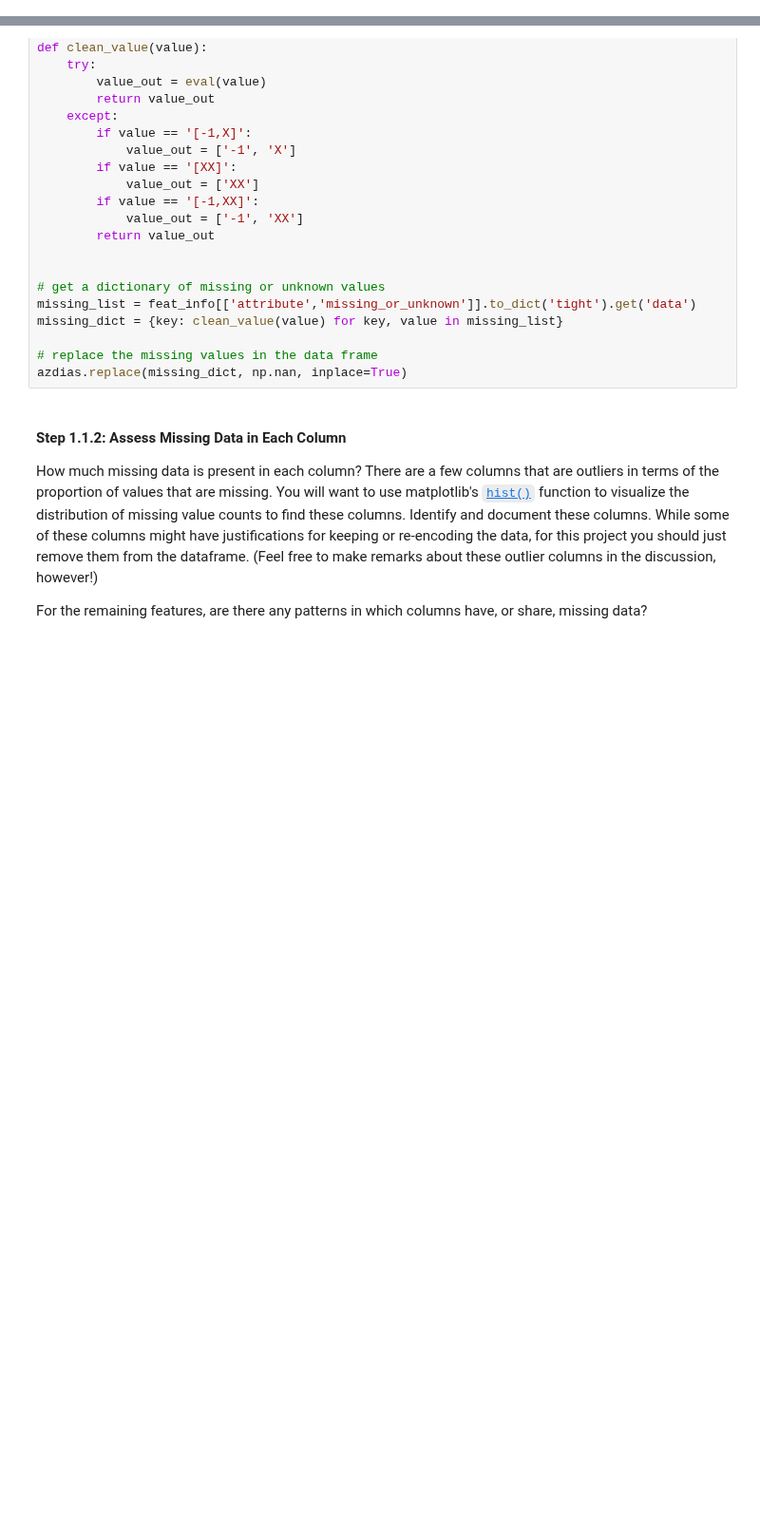
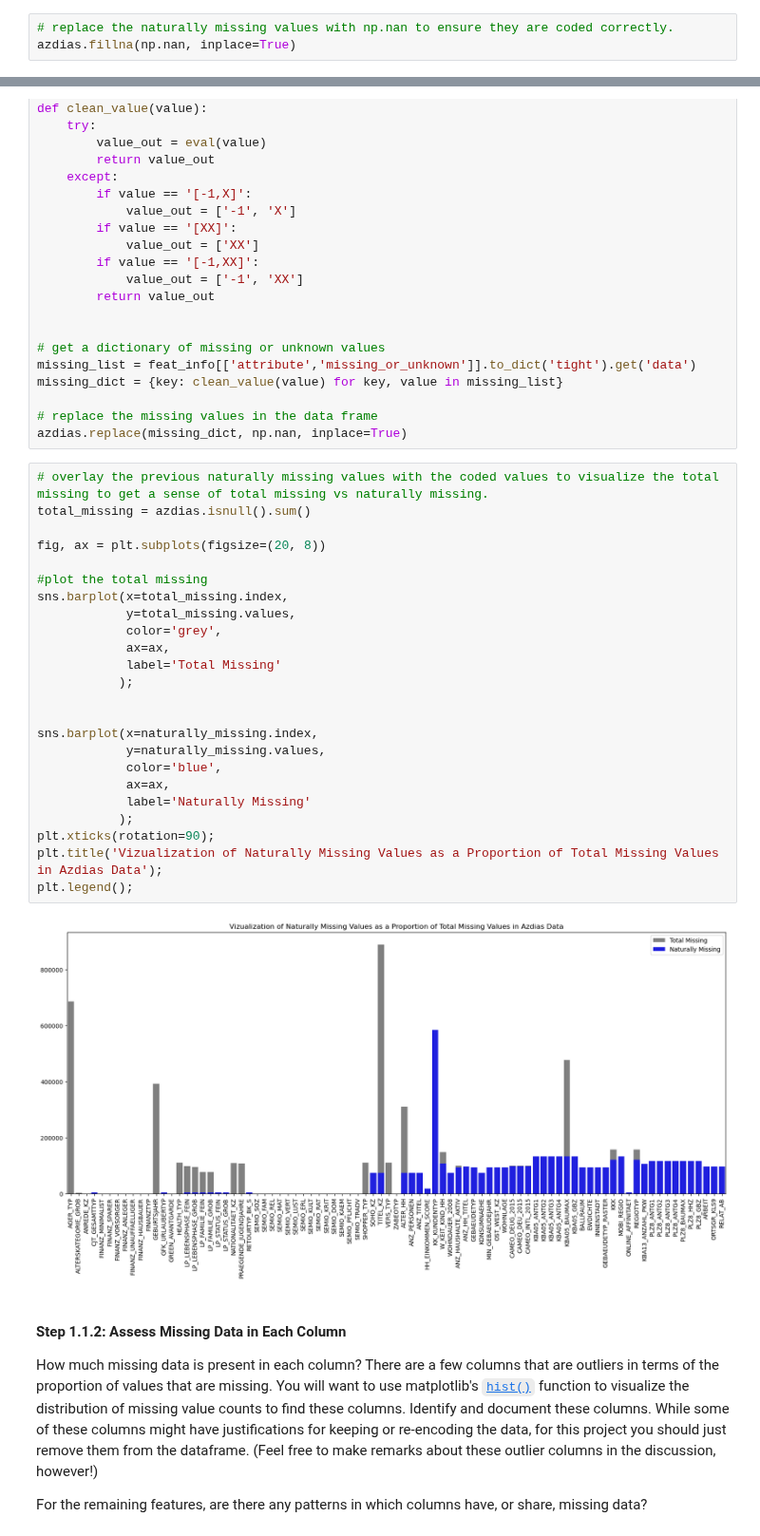
Before and after one commit to charlesbeacham/unsupervised_udacity, a Jupyter notebook: Identify_Customer_Segments.ipynb, the cells around one changed output, grey strips where cells are left out. Shown at 95% size. Cells and saved outputs as stored; diff of their text form; blank space fills up the shorter version.

Commit message:
compare naturally missing vs total missing

```diff
--- a/Identify_Customer_Segments.ipynb
+++ b/Identify_Customer_Segments.ipynb
@@ -131,5 +131,8 @@ plt.title('Count of Naturally Missing Values in Azdias Data');
 * These naturally missing values are mostly related to ****
 * The field with the most missing is KK_KUNDENTYP which denotes the consumer pattern over the past 12 months (unknown, regular customer, active customer, etc).  It is missing well over half of the values.
+# %%
+# replace the naturally missing values with np.nan to ensure they are coded correctly.
+azdias.fillna(np.nan, inplace=True)
 # %% [markdown]
 ---Replace the coded vales with np.nan---
 # %%
@@ -155,6 +158,32 @@ missing_dict = {key: clean_value(value) for key, value in missing_list}
 
 # replace the missing values in the data frame
 azdias.replace(missing_dict, np.nan, inplace=True)
+# %%
+# overlay the previous naturally missing values with the coded values to visualize the total missing to get a sense of total missing vs naturally missing.
+total_missing = azdias.isnull().sum()
+
+fig, ax = plt.subplots(figsize=(20, 8))
+
+#plot the total missing
+sns.barplot(x=total_missing.index,
+            y=total_missing.values,
+            color='grey',
+            ax=ax,
+            label='Total Missing'
+           );
+
+
+sns.barplot(x=naturally_missing.index,
+            y=naturally_missing.values,
+            color='blue',
+            ax=ax,
+            label='Naturally Missing'
+           );
+plt.xticks(rotation=90);
+plt.title('Vizualization of Naturally Missing Values as a Proportion of Total Missing Values in Azdias Data');
+plt.legend();
+# %% [output]
+[figure, added]
 # %% [markdown]
 #### Step 1.1.2: Assess Missing Data in Each Column
 
```
Also changed, not shown: parts of 1 cell of this notebook.
